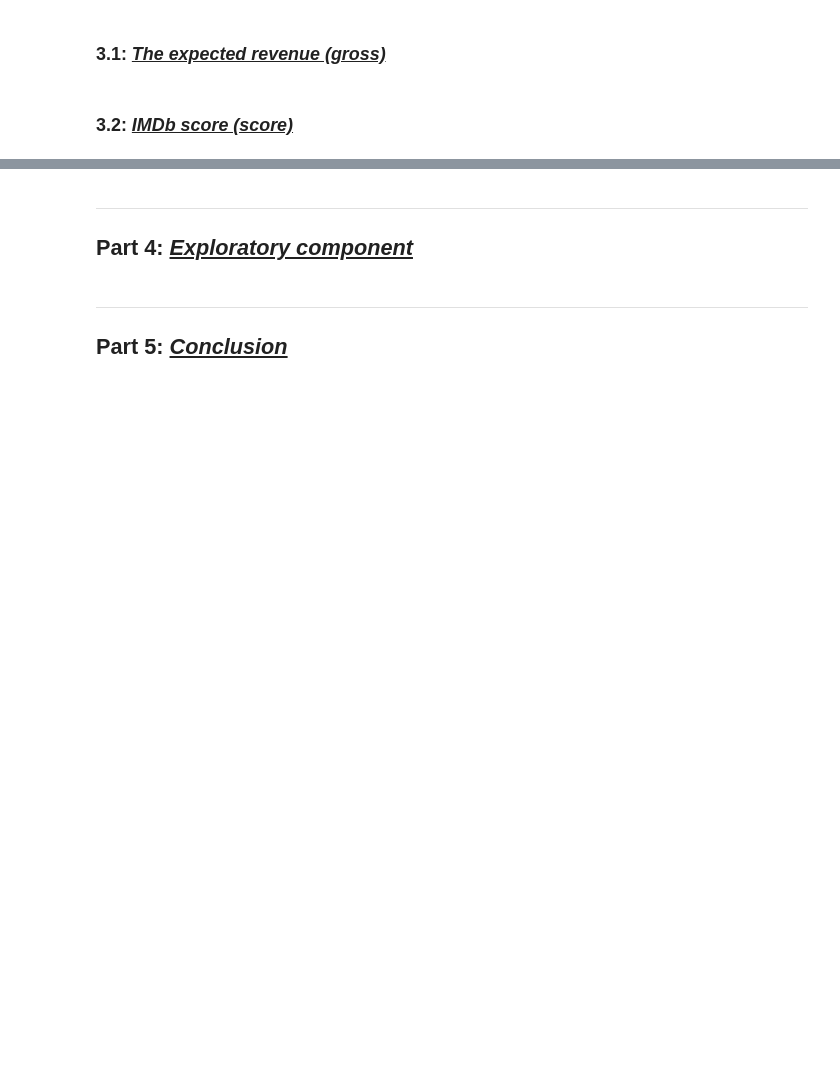
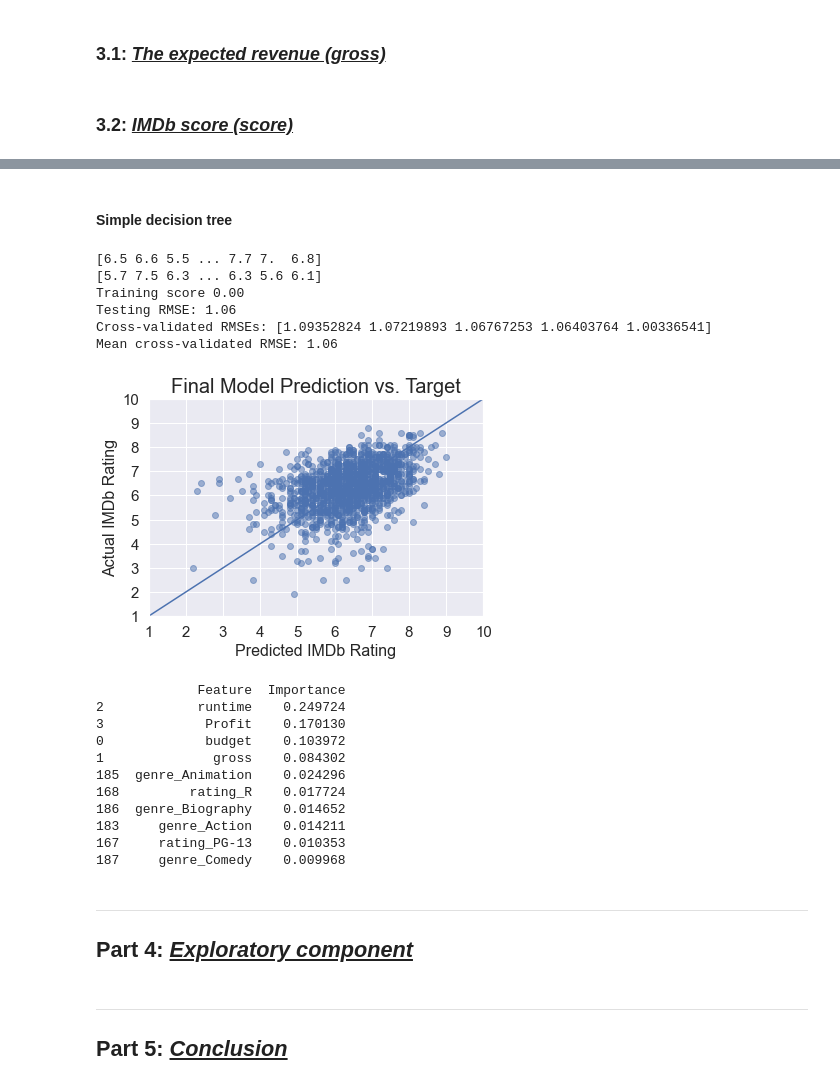
Before and after one commit to hanlululu/42577-BA-project-, a Jupyter notebook: Project_imbd-1.ipynb, the cells around one changed output, grey strips where cells are left out. Cells and saved outputs as stored; diff of their text form; code cells hidden in the pictures; blank space fills up the shorter version.

```diff
--- a/Project_imbd-1.ipynb
+++ b/Project_imbd-1.ipynb
@@ -90,3 +472,27 @@ train
+# %% [markdown]
+#### Simple decision tree
+# %%
+dt = get_model_metrics(x_train, y_train, x_test, y_test, tree.DecisionTreeRegressor(),
+                       parametric=False)
+# %% [output]
+[6.5 6.6 5.5 ... 7.7 7.  6.8]
+[5.7 7.5 6.3 ... 6.3 5.6 6.1]
+Training score 0.00
+Testing RMSE: 1.06
+Cross-validated RMSEs: [1.09352824 1.07219893 1.06767253 1.06403764 1.00336541]
+Mean cross-validated RMSE: 1.06
+[figure, added]
+             Feature  Importance
+2            runtime    0.249724
+3             Profit    0.170130
+0             budget    0.103972
+1              gross    0.084302
+185  genre_Animation    0.024296
+168         rating_R    0.017724
+186  genre_Biography    0.014652
+183     genre_Action    0.014211
+167     rating_PG-13    0.010353
+187     genre_Comedy    0.009968
 # %% [markdown]
 ---
 <a id='explore'></a>
```
Also changed, not shown: parts of 34 cells of this notebook, 2 other files.
